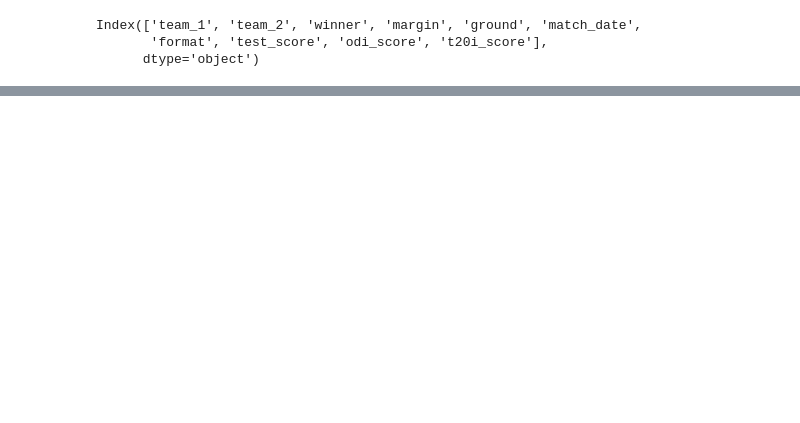
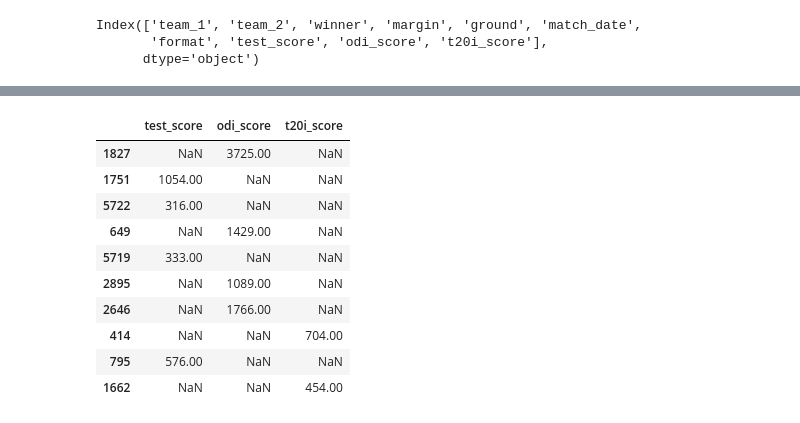
Before and after one commit to RussDai/Projects, a Jupyter notebook: 02_Data_Visuallization/01_Test_Nations_Data_Analysis/src/data_cleaning.ipynb, the cells around one changed output, grey strips where cells are left out. Cells and saved outputs as stored; diff of their text form; code cells hidden in the pictures; blank space fills up the shorter version.

```diff
--- a/02_Data_Visuallization/01_Test_Nations_Data_Analysis/src/data.engineering.ipynb
+++ b/02_Data_Visuallization/01_Test_Nations_Data_Analysis/src/data_cleaning.ipynb
@@ -348,0 +369,3 @@ data.head()
+# %%
+# Rename columns:
+data.rename(columns= {"year_with_month": "year", "match_duration": "match_duration"}, inplace= True)
@@ -348,0 +379,3 @@ data.head()
+# %%
+# Delete match_date column:
+data= data.drop(axis= 0, columns= ["match_date"])
@@ -348,0 +413,14 @@ data.head()
+# %%
+data[["test_score", "odi_score", "t20i_score"]].sample(10)
+# %% [output]
+|  | test_score | odi_score | t20i_score |
+| 1827 | NaN | 3725.00 | NaN |
+| 1751 | 1054.00 | NaN | NaN |
+| 5722 | 316.00 | NaN | NaN |
+| 649 | NaN | 1429.00 | NaN |
+| 5719 | 333.00 | NaN | NaN |
+| 2895 | NaN | 1089.00 | NaN |
+| 2646 | NaN | 1766.00 | NaN |
+| 414 | NaN | NaN | 704.00 |
+| 795 | 576.00 | NaN | NaN |
+| 1662 | NaN | NaN | 454.00 |
```
Also changed, not shown: parts of 18 cells of this notebook, 2 other files.
